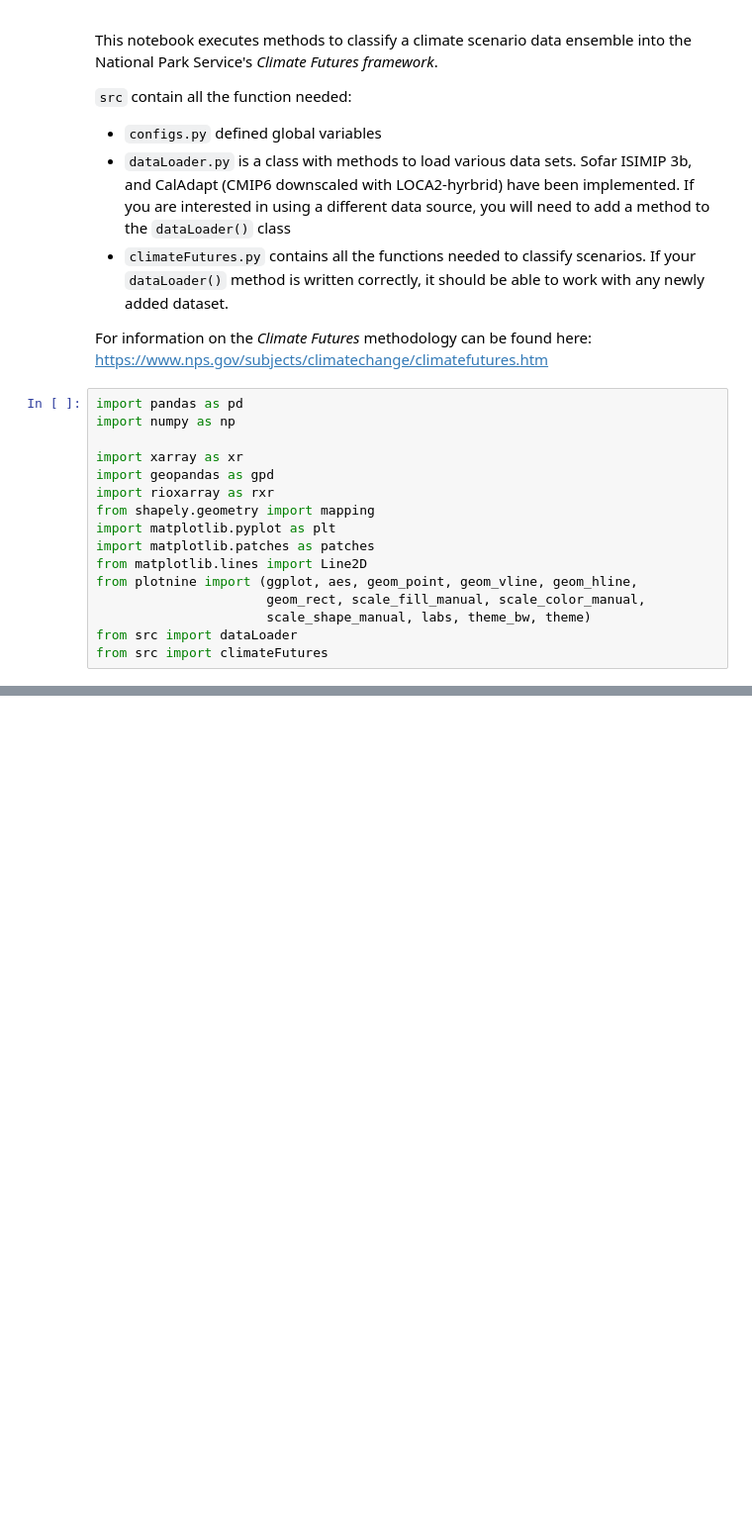
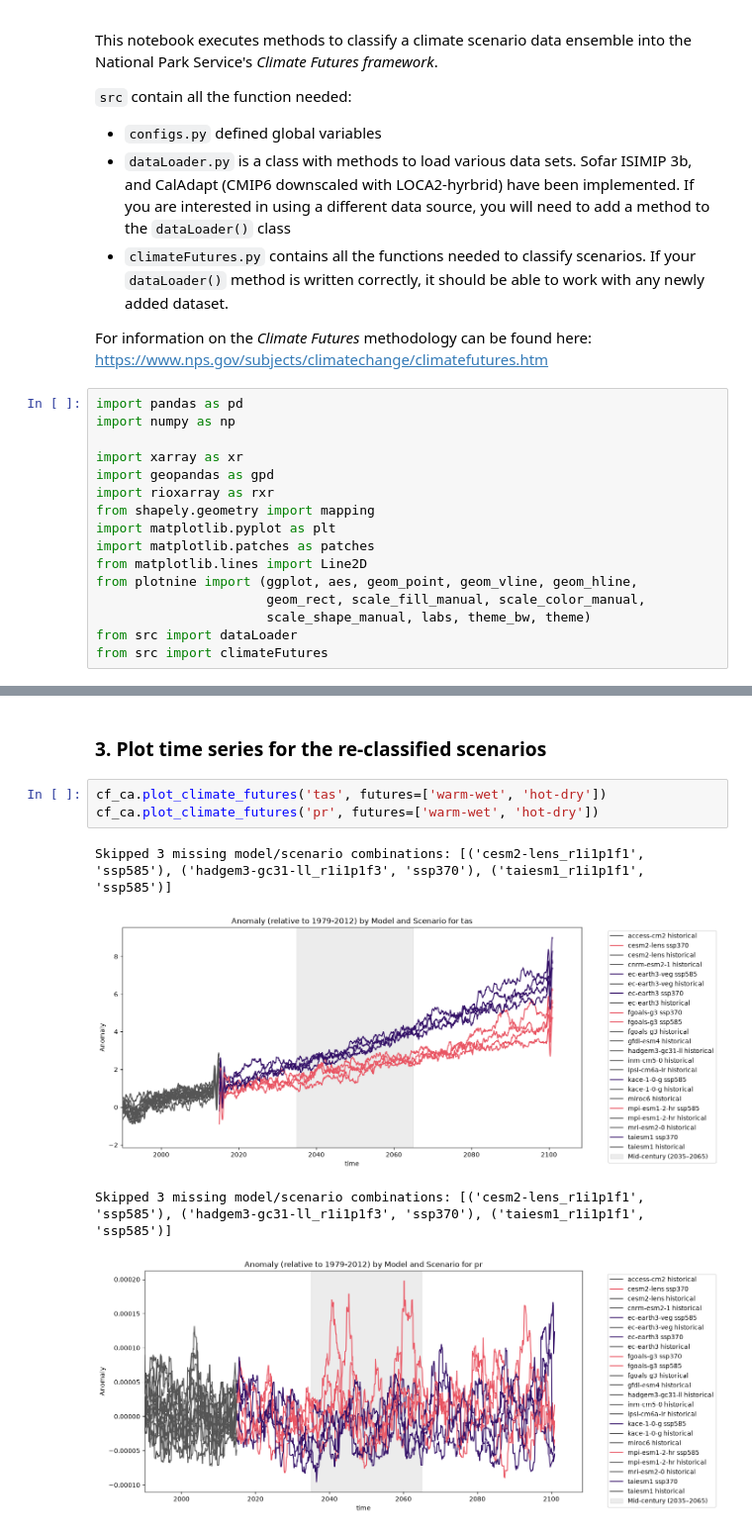
Before and after one commit to SchmidtDSE/climate_futures, a Jupyter notebook: climateFutures.ipynb, the cells around one changed output, grey strips where cells are left out. Shown at 99% size. Saved outputs shown, nothing was run; the diff lists cells and outputs as text; blank space fills up the shorter version.

```diff
--- a/climateFutures.ipynb
+++ b/climateFutures.ipynb
@@ -61,0 +77,10 @@ AttributeError: module 'src.climateFutures' has no attribute 'climateFutures'
+# %% [markdown]
+### 3. Plot time series for the re-classified scenarios
+# %%
+cf_ca.plot_climate_futures('tas', futures=['warm-wet', 'hot-dry'])
+cf_ca.plot_climate_futures('pr', futures=['warm-wet', 'hot-dry'])
+# %% [output]
+Skipped 3 missing model/scenario combinations: [('cesm2-lens_r1i1p1f1', 'ssp585'), ('hadgem3-gc31-ll_r1i1p1f3', 'ssp370'), ('taiesm1_r1i1p1f1', 'ssp585')]
+[figure, added]
+Skipped 3 missing model/scenario combinations: [('cesm2-lens_r1i1p1f1', 'ssp585'), ('hadgem3-gc31-ll_r1i1p1f3', 'ssp370'), ('taiesm1_r1i1p1f1', 'ssp585')]
+[figure, added]
```
Also changed, not shown: parts of 4 cells of this notebook, 1 other file.
